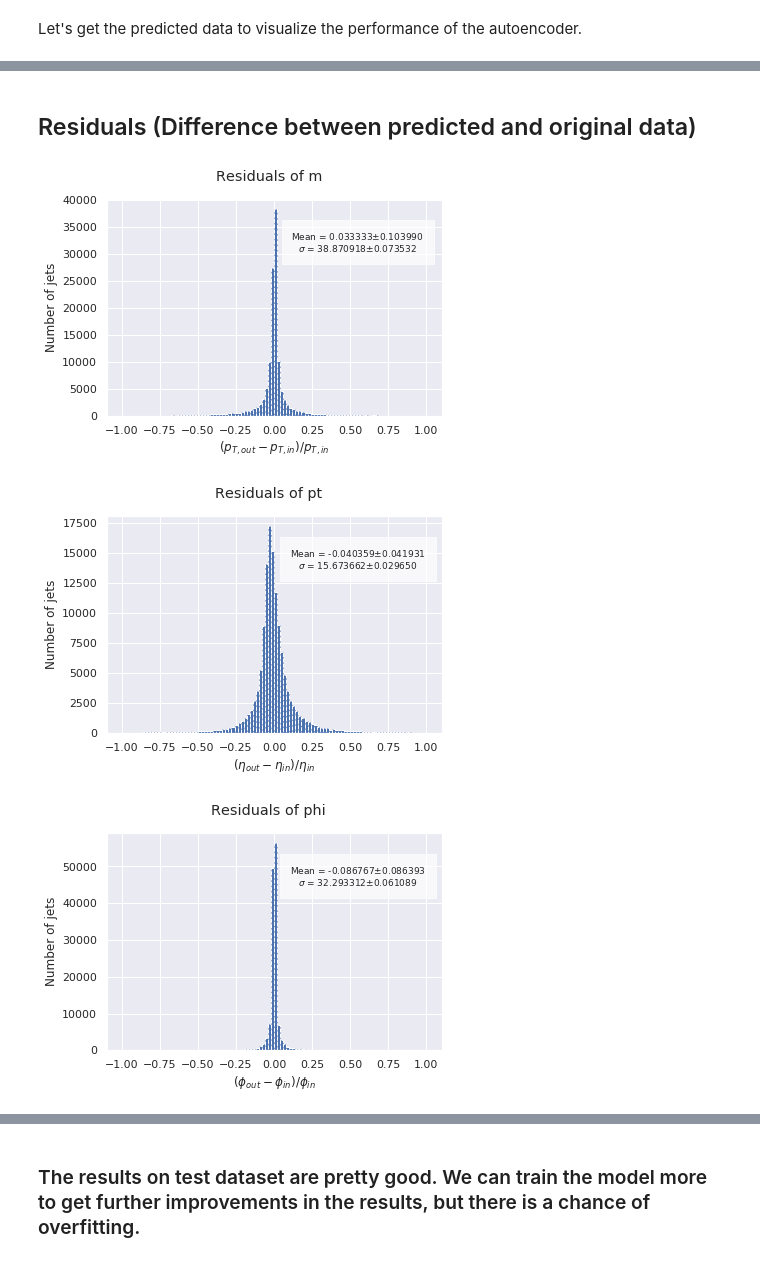
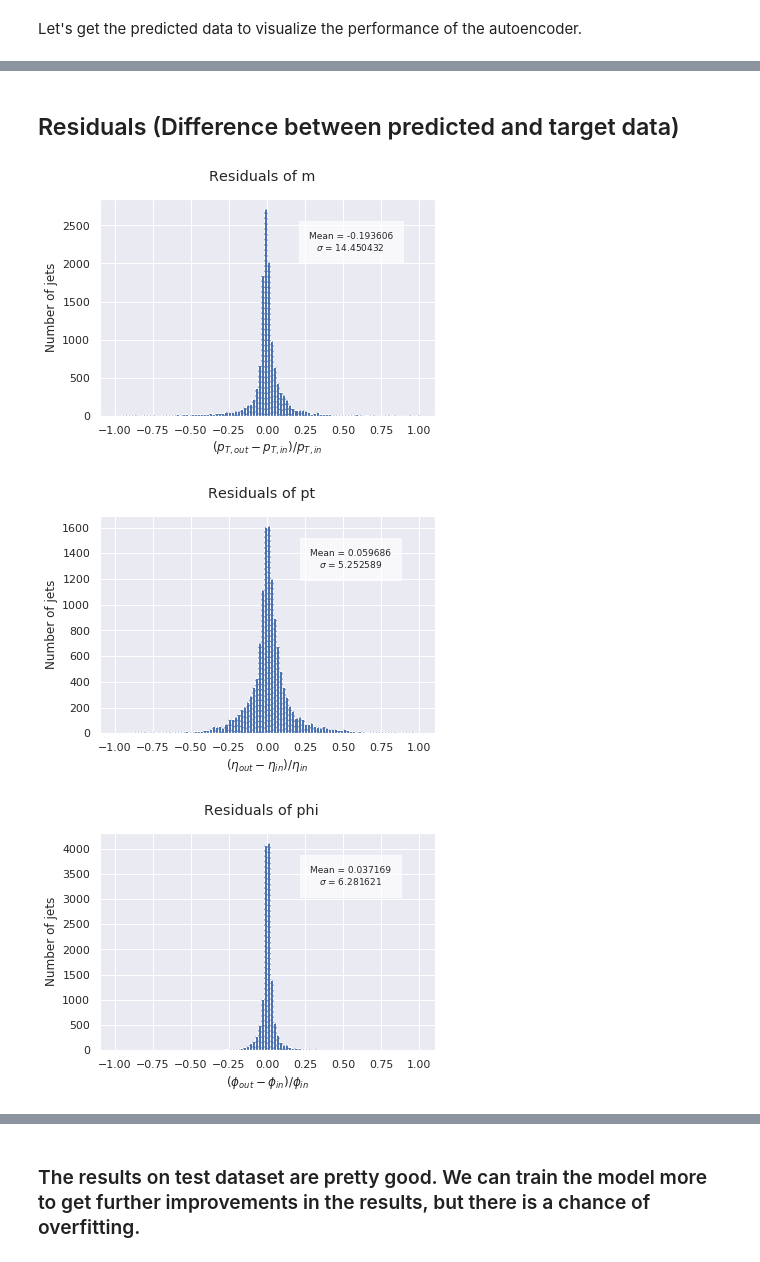
Before and after one commit to ATLAS-Autoencoders-GSoC-2020-Closed/gsoc-assignment-prabh27, a Jupyter notebook: autoencoder_4D.ipynb, the cells around one changed output, grey strips where cells are left out. Cells and saved outputs as stored; diff of their text form; code cells hidden in the pictures.

```diff
--- a/autoencoder_4D.ipynb
+++ b/autoencoder_4D.ipynb
@@ -410,3 +450,6 @@ array([[-0.687241, -0.618379,  0.868451,  0.764651],
+# %%
+predictions = pred[0]
+target = pred[1]
 # %%
 plt.close('all')
 unit_list = ['[GeV]', '[Gev]', '[rad]', '[rad]']
@@ -420,8 +463,8 @@ alpha = 1
 n_bins = 50
 for i in np.arange(4):
     plt.figure(i + 4)
-    n_hist_data, bin_edges, _ = plt.hist(combined_data_np_array[:,i], color=colors[1], label='Input', alpha=alpha, bins=n_bins)
-    n_hist_pred, _, _ = plt.hist(pred[:, i], color=colors[0], label='Output', alpha=alpha, bins=n_bins)
+    n_hist_data, bin_edges, _ = plt.hist(predictions[:,i], color=colors[1], label='Input', alpha=alpha, bins=n_bins)
+    n_hist_pred, _, _ = plt.hist(target[:, i], color=colors[0], label='Output', alpha=alpha, bins=n_bins)
     plt.suptitle(train.columns[i])
     plt.xlabel(variable_list[i] + ' ' + unit_list[i])
     plt.ylabel('Number of events')
@@ -436,36 +479,48 @@ for i in np.arange(4):
 # %% [markdown]
-## Residuals (Difference between predicted and original data)
+## Residuals (Difference between predicted and target data)
 # %%
 import utils
 from scipy import stats
+# %%
+residuals = (predictions - target) / (target)
+# %%
+residuals_mean = residuals.mean(dim=0)
+residuals_std = residuals.std(dim=0)
 # %%
 residual_strings = [r'$(p_{T,out} - p_{T,in}) / p_{T,in}$',
                         r'$(\eta_{out} - \eta_{in}) / \eta_{in}$',
                         r'$(\phi_{out} - \phi_{in}) / \phi_{in}$',
                         r'$(E_{out} - E_{in}) / E_{in}$']
 epsilon = 0
-residuals = (pred - combined_data_np_array) / (combined_data_np_array)
+
 range = (-1, 1)
 
 # Histograms
 for i in np.arange(4):
     plt.figure()
     n_hist_pred, bin_edges, _ = plt.hist(
-        residuals[:, i], label='Residuals', linestyle=line_style[0], alpha=alpha, bins=100, range=range)
+                                residuals[:, i],
+                                label='Residuals',
+                                linestyle=line_style[0],
+                                alpha=alpha,
+                                bins=100,
+                                range=range)
     plt.suptitle('Residuals of %s' % train.columns[i])
     plt.xlabel(residual_strings[i])  # (train.columns[kk], train.columns[kk], train.columns[kk]))
     plt.ylabel('Number of jets')
 
-    std = np.std(residuals[:, i])
-    std_err = utils.std_error(residuals[:, i])
-    mean = np.nanmean(residuals[:, i])
-    sem = stats.sem(residuals[:, i], nan_policy='omit')
+    std = residuals_std[i]
+    mean = residuals_mean[i]
+
     ax = plt.gca()
-    plt.text(.75, .8, 'Mean = %f$\pm$%f\n$\sigma$ = %f$\pm$%f' % (mean, sem, std, std_err), bbox={'facecolor': 'white', 'alpha': 0.7, 'pad': 10},
-             horizontalalignment='center', verticalalignment='center', transform=ax.transAxes, fontsize=9)
+    plt.text(.75, .8, 'Mean = %f\n$\sigma$ = %f' % (mean, std),
+             bbox={'facecolor': 'white', 'alpha': 0.7, 'pad': 10},
+             horizontalalignment='center', verticalalignment='center',
+             transform=ax.transAxes, fontsize=9)
+
     fig_name = 'residual_%s' % train.columns[i]
     plt.savefig(figures_folder + fig_name)
 # %% [output]
-[figure, old version]
+[figure, new version]
-[figure, old version]
+[figure, new version]
-[figure, old version]
+[figure, new version]
```
Also changed, not shown: parts of 51 cells of this notebook, 9 other files.
